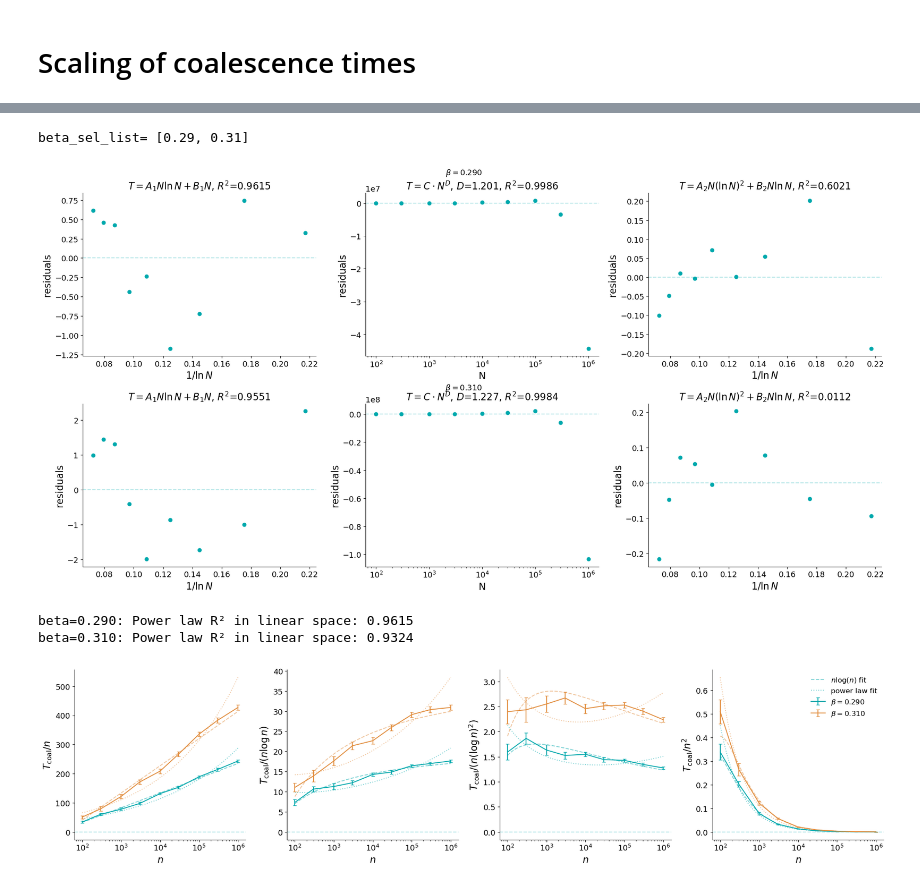
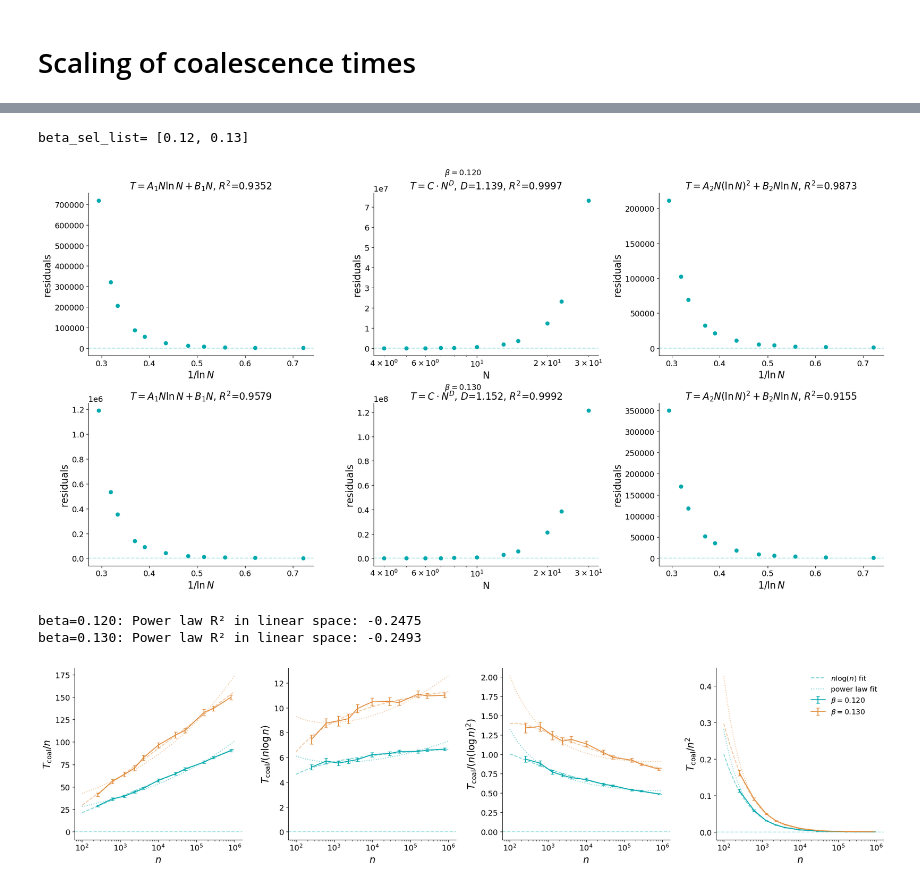
Before and after one commit to LouiseBudzynski/Bounding_Chain_Disordered_Ising_Models, a Jupyter notebook: notebooks/read_coal_time.ipynb, the cells around one changed output, grey strips where cells are left out. Saved outputs shown, nothing was run; the diff lists cells and outputs as text; code cells hidden in the pictures.

```diff
--- a/notebooks/read_coal_time.ipynb
+++ b/notebooks/read_coal_time.ipynb
@@ -36,7 +30,7 @@ array([   256,    625,   1296,   2401,   4096,  10000,  20736,  50625,
 # %%
-graph_type = 'RR'
+graph_type = 'EA2D'
 coup_type = 'ising'
-d = 8
+d = 2
 if graph_type == 'ER' and coup_type == 'ising':
     beta_SG = np.arctanh(np.sqrt(1/d))
     beta_uni = np.arctanh(1/d)
@@ -307,6 +305,8 @@ for ax, (label, (scaling_fn, err_fn)) in zip(axes, scalings.items()):
             N = N**2
         if graph_type in ('EA3D', 'F3D'):
             N = N**3
+        if graph_type == 'EA4D':
+            N = N**4
         T = sub_df['mean_coal_time'].values
         sT = sub_df['std_coal_time'].values
         ax.errorbar(N, scaling_fn(N, T), yerr=err_fn(N, T, sT), label=f'beta={beta:.3f}', capsize=3)
@@ -328,6 +328,8 @@ for beta in sorted(df_filtered['beta'].unique()):
         N = N**2
     if graph_type in ('EA3D', 'F3D'):
         N = N**3
+    if graph_type == 'EA4D':
+        N = N**4
     T = sub_df['mean_coal_time'].values
     sT = sub_df['std_coal_time'].values / np.sqrt(n_runs_plot)
 
@@ -417,12 +417,16 @@ elif graph_type == 'EA2D' and coup_type == 'ising':
     beta_sel_list = [0.33,0.34]
 elif graph_type == 'EA3D' and coup_type == 'ising':
     beta_sel_list = [0.18,0.19]
+elif graph_type == 'EA4D' and coup_type == 'ising':
+    beta_sel_list = [0.12,0.13]
 elif graph_type == 'RR' and d == 4:
     beta_sel_list = [0.33,0.34]
 elif graph_type == 'RR' and d == 5:
     beta_sel_list = [0.23,0.24]
 elif graph_type == 'RR' and d == 6:
     beta_sel_list = [0.19,0.2]
+elif graph_type == 'RR' and d == 8:
+    beta_sel_list = [0.12,0.13]
 else:
     beta_sel_list = [df['beta'].unique()[0]]
 
@@ -478,8 +482,8 @@ for row, beta_sel in enumerate(beta_sel_list):
 plt.tight_layout()
 plt.show()
 # %% [output]
-beta_sel_list= [0.29, 0.31]
+beta_sel_list= [0.12, 0.13]
-[figure, old version]
+[figure, new version]
 # %%
 for beta_sel in beta_sel_list:
     sub_df = df_filtered[df_filtered['beta'] == beta_sel].sort_values('N')
@@ -495,8 +499,8 @@ for beta_sel in beta_sel_list:
     r2_powerlaw_linear = 1 - ss_res / ss_tot
     print(f"beta={beta_sel:.3f}: Power law R² in linear space: {r2_powerlaw_linear:.4f}")
 # %% [output]
-beta=0.290: Power law R² in linear space: 0.9615
-beta=0.310: Power law R² in linear space: 0.9324
+beta=0.120: Power law R² in linear space: -0.2475
+beta=0.130: Power law R² in linear space: -0.2493
 # %%
 fig, axes = plt.subplots(1, 4, figsize=(20, 5))
 scalings = {
@@ -523,36 +527,38 @@ for ax, (label, (scaling_fn, err_fn)) in zip(axes, scalings.items()):
             N = N**2
         if graph_type in ('EA3D', 'F3D'):
             N = N**3
+        if graph_type == 'EA4D':
+            N = N**4
         T = sub_df['mean_coal_time'].values
         sT = sub_df['std_coal_time'].values / np.sqrt(n_runs_plot)
 
         ax.errorbar(N, scaling_fn(N, T), yerr=err_fn(N, T, sT),
                     color=color, label=rf'$\beta={beta:.3f}$', capsize=3)
 
         fc = fit_coeffs[beta]
 
         # NlnN fit: T = A1*N*lnN + B1*N, plot through each scaling
         T_NlnN = fc['A1'] * N_fit * np.log(N_fit) + fc['B1'] * N_fit
         ax.plot(N_fit, scaling_fn(N_fit, T_NlnN), '--', color=color, alpha=0.5, label=r'$n\log(n)$ fit' if i == 0 else '')
 
         # power law fit: T = C * N**D
         T_power = fc['C'] * N_fit**fc['D']
         ax.plot(N_fit, scaling_fn(N_fit, T_power), ':', color=color, alpha=0.5, label='power law fit' if i == 0 else '')
 
         # N(lnN)^2 fit: T = A2*N*(lnN)^2 + B2*N*lnN
         T_NlnN2 = fc['A2'] * N_fit * np.log(N_fit)**2 + fc['B2'] * N_fit * np.log(N_fit)
         #ax.plot(N_fit, scaling_fn(N_fit, T_NlnN2), '-.', color=color, alpha=0.5, label=r'$n(\ln n)^2$ fit')
 
     ax.axhline(0, linestyle='--', alpha=0.3)
     ax.set_xlabel(r'$n$')
     ax.set_ylabel(label)
     ax.set_xscale('log')
 
 axes[3].legend()
 plt.tight_layout()
 plt.show()
 # %% [output]
-[figure, old version]
+[figure, new version]
 # %%
 if len(beta_sel_list)>1:
     fig.savefig(f'../results/{folder_data}/coal_scaling_{graph_type}_{coup_type}_d{d}_beta{beta_sel_list[0]:.3f}_{beta_sel_list[len(beta_sel_list)-1]:.3f}.pdf', bbox_inches='tight')
```
Also changed, not shown: parts of 10 cells of this notebook, 25 other files.
